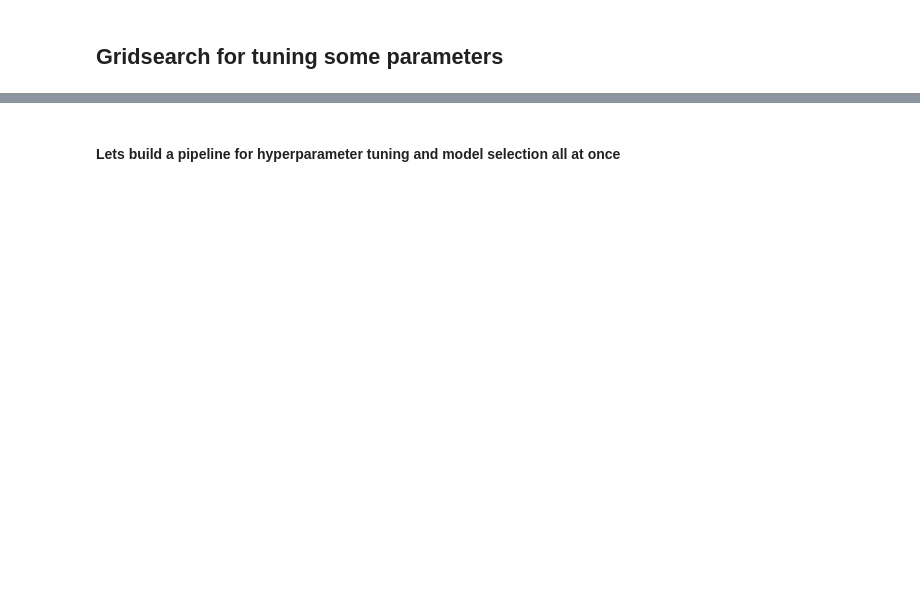
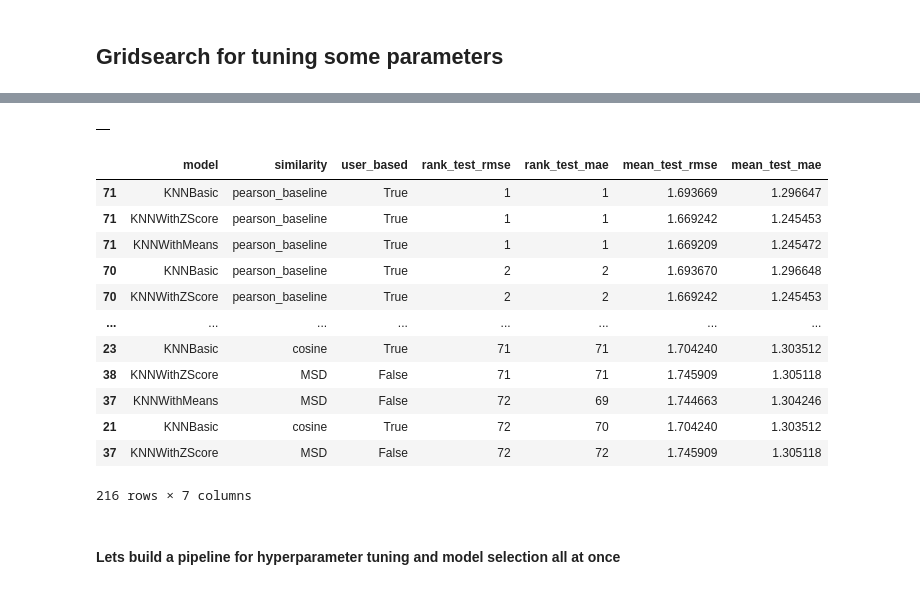
Before and after one commit to etm49/Master-Thesis, a Jupyter notebook: notebook/Basic CF.ipynb, the cells around one changed output, grey strips where cells are left out. Drawn from its saved outputs; the diff is of its cells as text; code cells hidden in the pictures; blank space fills up the shorter version.

Commit message:
add: CF run 2 wider gridsearch

```diff
--- a/notebook/Basic CF.ipynb
+++ b/notebook/Basic CF.ipynb
@@ -297,5 +560,38 @@ for i in model_dict:
 # %%
-gs_results
+try:
+    assert gs_results.shape[0] > 0
+except:
+    gs_results = pd.read_csv("../results/Collaborative filtering/CF gridsearch results.csv",index_col=0)
+# %%
+def resultExtractor(val,feature):
+    try:
+        return ast.literal_eval(val)[feature]
+    except:
+        return np.nan
+# %%
+gs_results["user_based"] = gs_results.param_sim_options.apply(lambda x: resultExtractor(x,"user_based"))
+# %%
+gs_results["similarity"] = gs_results.param_sim_options.apply(lambda x: resultExtractor(x,'name'))
+# %%
+gs_results#["similarity"]
+# %% [output]
+|  |
+# %%
+gs_results[gs_results.model != "SVD"].sort_values(by=['rank_test_rmse','rank_test_mae'])[['model','similarity','user_based','rank_test_rmse','rank_test_mae','mean_test_rmse','mean_test_mae']]
+# %% [output]
+|  | model | similarity | user_based | rank_test_rmse | rank_test_mae | mean_test_rmse | mean_test_mae |
+| 71 | KNNBasic | pearson_baseline | True | 1 | 1 | 1.693669 | 1.296647 |
+| 71 | KNNWithZScore | pearson_baseline | True | 1 | 1 | 1.669242 | 1.245453 |
+| 71 | KNNWithMeans | pearson_baseline | True | 1 | 1 | 1.669209 | 1.245472 |
+| 70 | KNNBasic | pearson_baseline | True | 2 | 2 | 1.693670 | 1.296648 |
+| 70 | KNNWithZScore | pearson_baseline | True | 2 | 2 | 1.669242 | 1.245453 |
+| ... | ... | ... | ... | ... | ... | ... | ... |
+| 23 | KNNBasic | cosine | True | 71 | 71 | 1.704240 | 1.303512 |
+| 38 | KNNWithZScore | MSD | False | 71 | 71 | 1.745909 | 1.305118 |
+| 37 | KNNWithMeans | MSD | False | 72 | 69 | 1.744663 | 1.304246 |
+| 21 | KNNBasic | cosine | True | 72 | 70 | 1.704240 | 1.303512 |
+| 37 | KNNWithZScore | MSD | False | 72 | 72 | 1.745909 | 1.305118 |
+216 rows × 7 columns
 # %%
 # Next questions to address
 # Why does cosine similarity result in zero division for small minimum support like 1?
```
Also changed, not shown: parts of 39 cells of this notebook, 6 other files.
